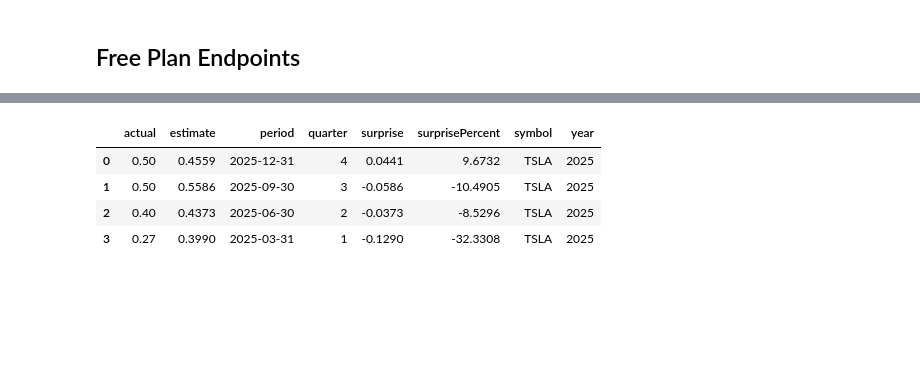
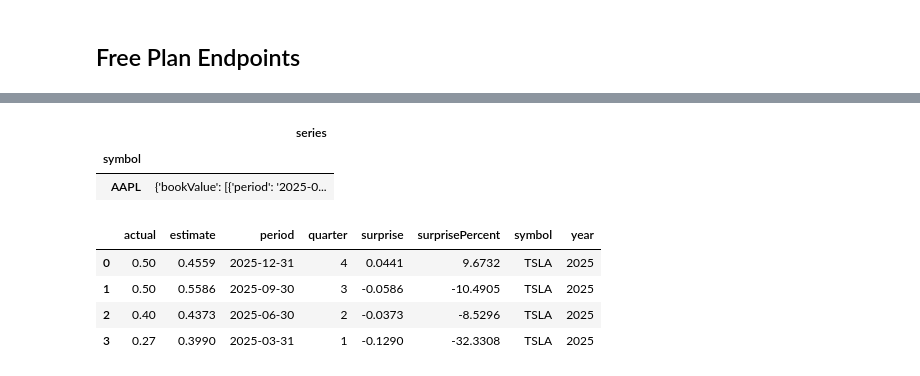
Before and after one commit to dsavas07/Stock-Keeper, a Jupyter notebook: Finnhub_API_Test.ipynb, the cells around one changed output, grey strips where cells are left out. Saved outputs shown, nothing was run; the diff lists cells and outputs as text; code cells hidden in the pictures; blank space fills up the shorter version.

```diff
--- a/Finnhub_API_Test.ipynb
+++ b/Finnhub_API_Test.ipynb
@@ -31,3 +42,17 @@ InvalidIndexError: slice(None, None, None)
+# %%
+all_df_copy = all_df.copy(deep=True)
+annual_pre_df = pd.DataFrame(all_df.loc['annual']).iloc[-2:,:].T.set_index('symbol')
+quarterly_df = pd.DataFrame(all_df.loc['quarterly'])
+## annual_df = all_df_copy.at['annual',['series','symbol']]
+## annual_df = annual_pre_df[['series','symbol']]
+## annual_df = pd.DataFrame(annual_pre_df.loc['series'])
+## annual_bookvalue_df = annual_pre_df.set_index('symbol')
+annual_pre_df
+## quarterly_df
+# %% [output]
+|  | series |
+| symbol |  |
+| AAPL | {'bookValue': [{'period': '2025-0... |
 # %%
 # Earnings surprises
 ## print(finnhub_client.company_earnings('AAPL', limit=5))
```
Also changed, not shown: parts of 1 cell of this notebook.
